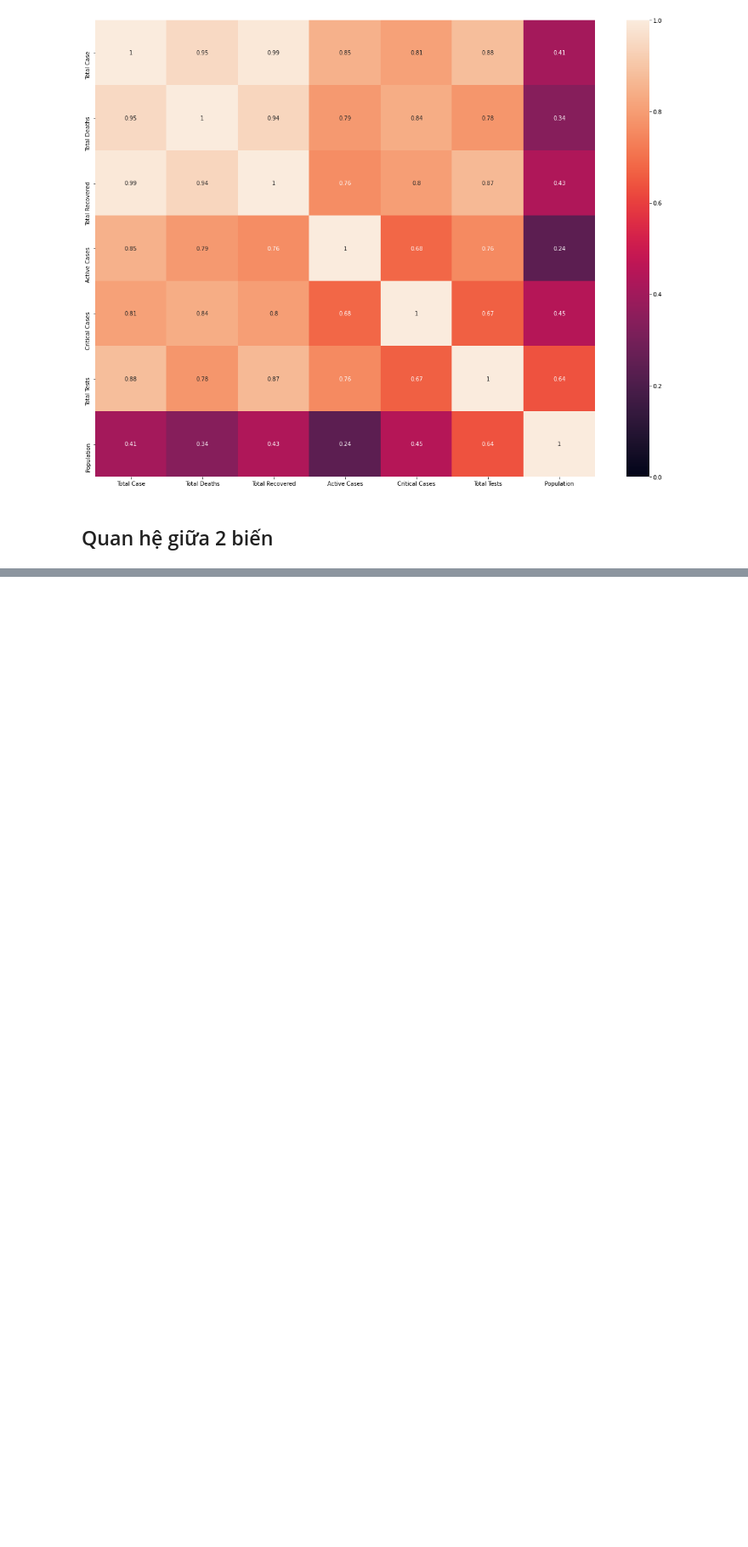
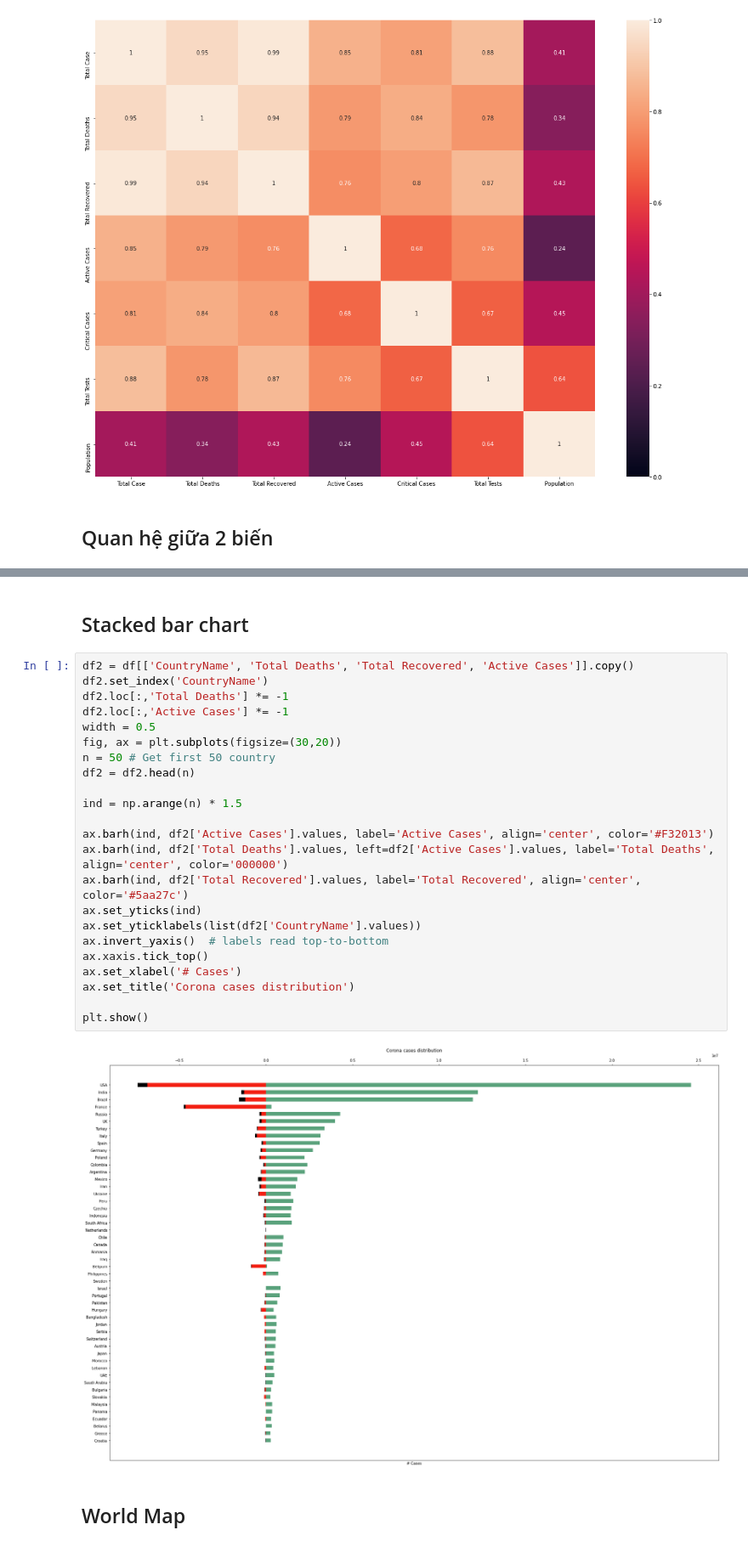
Before and after one commit to IrisStream/data-visualization, a Jupyter notebook: Lab1/sources/report.ipynb, the cells around one changed output, grey strips where cells are left out. Shown at 85% size. Cells and saved outputs as stored; diff of their text form; blank space fills up the shorter version.

```diff
--- a/Lab1/sources/report.ipynb
+++ b/Lab1/sources/report.ipynb
@@ -181,0 +196,29 @@ p-value=[8.91380671e-02 2.55413054e-28 2.04551596e-06 1.29166650e-02], adjusted
+# %% [markdown]
+## Stacked bar chart
+# %%
+df2 = df[['CountryName', 'Total Deaths', 'Total Recovered', 'Active Cases']].copy()
+df2.set_index('CountryName')
+df2.loc[:,'Total Deaths'] *= -1
+df2.loc[:,'Active Cases'] *= -1
+width = 0.5
+fig, ax = plt.subplots(figsize=(30,20))
+n = 50 # Get first 50 country
+df2 = df2.head(n)
+
+ind = np.arange(n) * 1.5
+
+ax.barh(ind, df2['Active Cases'].values, label='Active Cases', align='center', color='#F32013')
+ax.barh(ind, df2['Total Deaths'].values, left=df2['Active Cases'].values, label='Total Deaths', align='center', color='000000')
+ax.barh(ind, df2['Total Recovered'].values, label='Total Recovered', align='center', color='#5aa27c')
+ax.set_yticks(ind)
+ax.set_yticklabels(list(df2['CountryName'].values))
+ax.invert_yaxis()  # labels read top-to-bottom
+ax.xaxis.tick_top()
+ax.set_xlabel('# Cases')
+ax.set_title('Corona cases distribution')
+
+plt.show()
+# %% [output]
+[figure, added]
+# %% [markdown]
+## World Map
```
Also changed, not shown: parts of 6 cells of this notebook, 2 other files.
